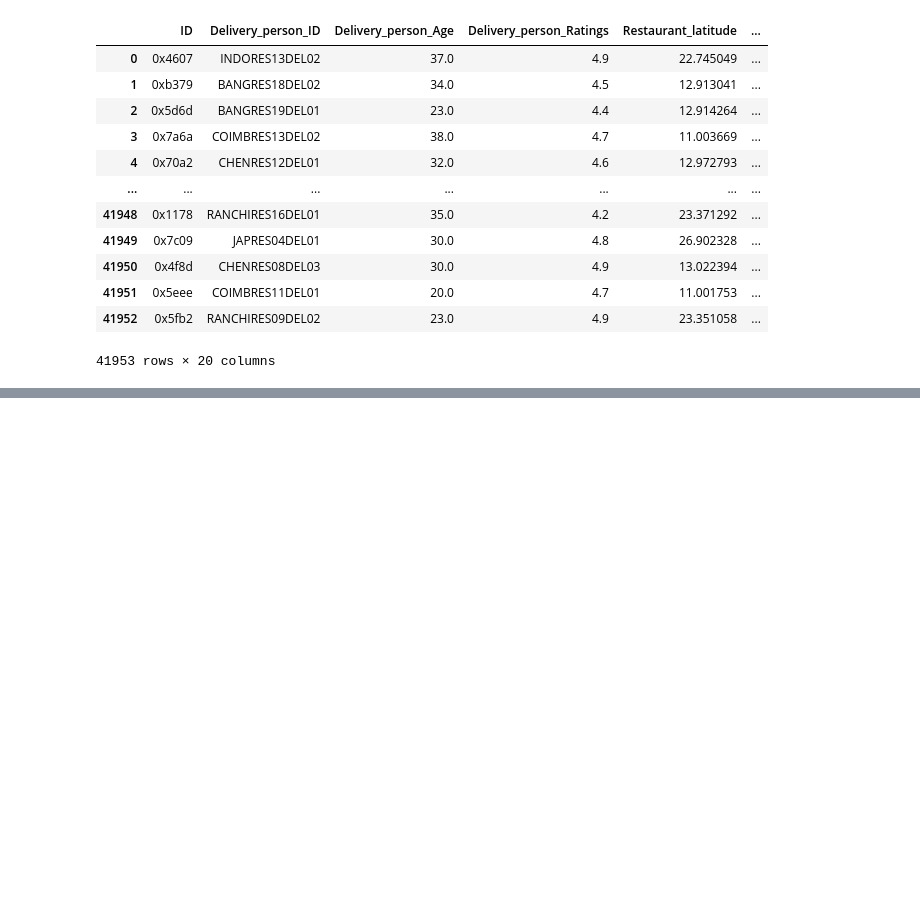
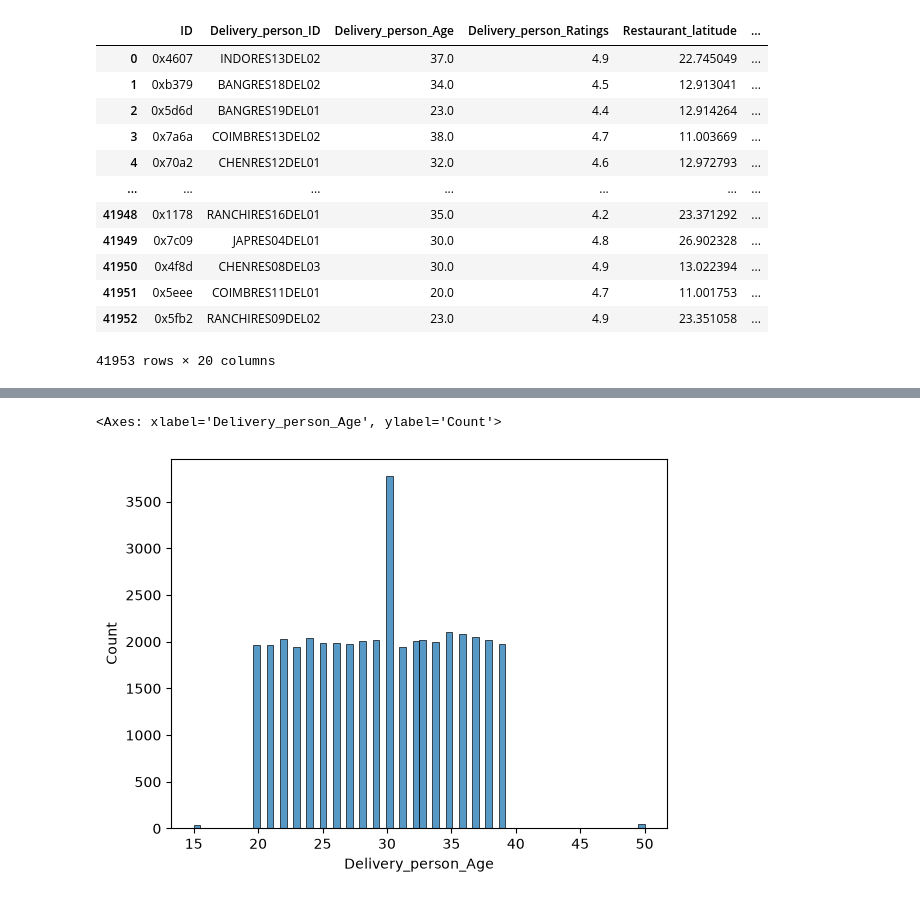
Before and after one commit to aksharasingh-hub/Probation-Project-26, a Jupyter notebook: Akshara-Task-6/task6.ipynb, the cells around one changed output, grey strips where cells are left out. Drawn from its saved outputs; the diff is of its cells as text; code cells hidden in the pictures; blank space fills up the shorter version.

```diff
--- a/Akshara-Task-6/task6.ipynb
+++ b/Akshara-Task-6/task6.ipynb
@@ -132 +134,7 @@ Index(['ID', 'Delivery_person_ID', 'Delivery_person_Age',
+# %%
+text_cols = ["Weatherconditions","Road_traffic_density","Type_of_order","Type_of_vehicle","Festival","City"]
+for col in text_cols:
+    df[col] = df[col].str.strip()
+# %%
+df=df.replace('NaN',np.nan)
 # %%
@@ -153,5 +159,0 @@ df["Delivery_person_Ratings"] = df["Delivery_person_Ratings"].fillna(df["Deliver
-# %%
-df["multiple_deliveries"]=df["multiple_deliveries"].fillna(df["multiple_deliveries"].mode()[0])
-# %%
-df.duplicated().sum()
-df=df.drop_duplicates()
@@ -171,0 +179,5 @@ df.head(10)
+# %%
+sns.histplot(df["Delivery_person_Age"])
+# %% [output]
+<Axes: xlabel='Delivery_person_Age', ylabel='Count'>
+[figure, added]
```
Also changed, not shown: parts of 62 cells of this notebook.
